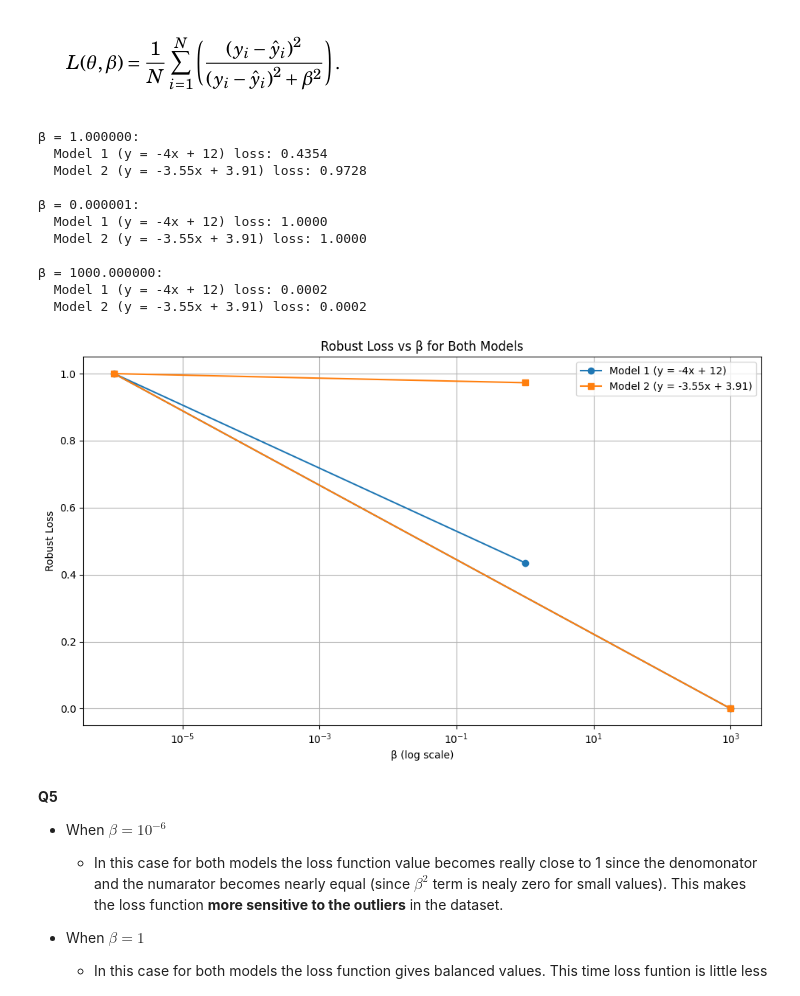
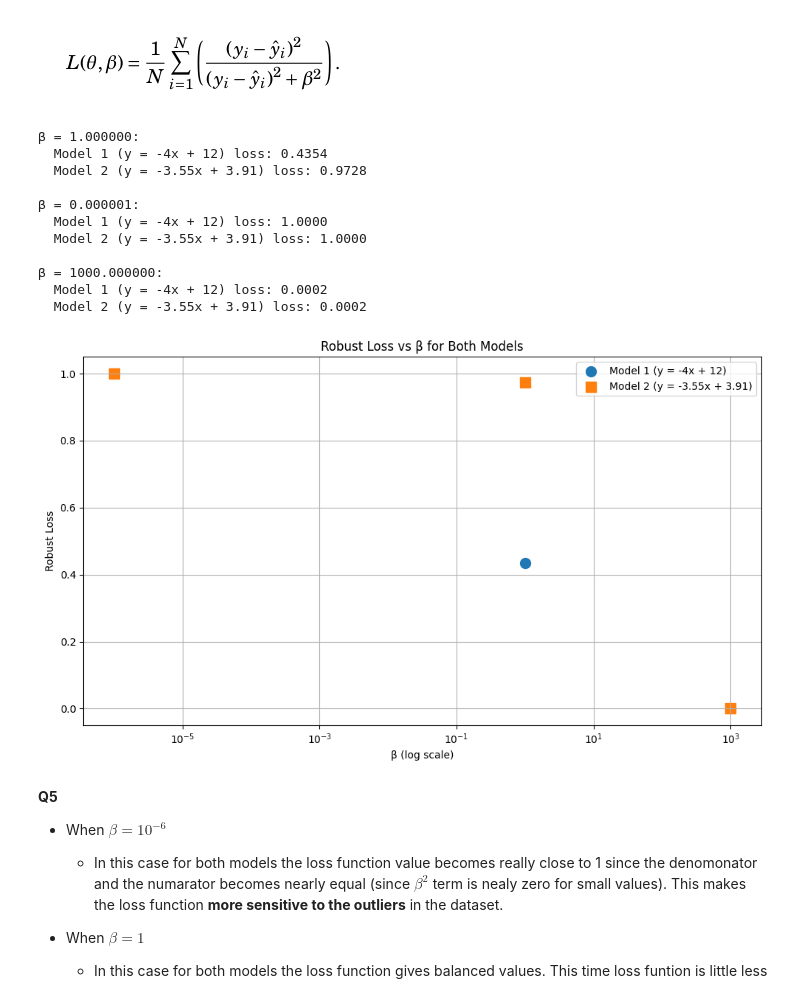
Before and after one commit to DilshanKularathna/EN3150-Assignment01, a Jupyter notebook: Assignment 01.ipynb, the cells around one changed output. Saved outputs shown, nothing was run; the diff lists cells and outputs as text; code cells hidden in the pictures.

```diff
--- a/Assignment 01.ipynb
+++ b/Assignment 01.ipynb
@@ -100,36 +100,36 @@ for beta in beta_values:
     })
 
 # Create a table of results
 for result in results:
     print(f"β = {result['beta']:.6f}:")
     print(f"  Model 1 (y = -4x + 12) loss: {result['loss_model1']:.4f}")
     print(f"  Model 2 (y = -3.55x + 3.91) loss: {result['loss_model2']:.4f}")
     print()
 
 # Visualize how the loss changes with beta
 plt.figure(figsize=(10, 6))
-plt.semilogx(beta_values, [r['loss_model1'] for r in results], 'o-', label='Model 1 (y = -4x + 12)')
-plt.semilogx(beta_values, [r['loss_model2'] for r in results], 's-', label='Model 2 (y = -3.55x + 3.91)')
+plt.scatter(beta_values, [r['loss_model1'] for r in results], marker='o', s=100, label='Model 1 (y = -4x + 12)')
+plt.scatter(beta_values, [r['loss_model2'] for r in results], marker='s', s=100, label='Model 2 (y = -3.55x + 3.91)')
 plt.xlabel('β (log scale)')
 plt.ylabel('Robust Loss')
 plt.title('Robust Loss vs β for Both Models')
 plt.legend()
 plt.grid(True)
 plt.xscale('log')  # Ensure x-axis is in log scale
 plt.tight_layout()
 # %% [output]
 β = 1.000000:
   Model 1 (y = -4x + 12) loss: 0.4354
   Model 2 (y = -3.55x + 3.91) loss: 0.9728
 
 β = 0.000001:
   Model 1 (y = -4x + 12) loss: 1.0000
   Model 2 (y = -3.55x + 3.91) loss: 1.0000
 
 β = 1000.000000:
   Model 1 (y = -4x + 12) loss: 0.0002
   Model 2 (y = -3.55x + 3.91) loss: 0.0002
-[figure, old version]
+[figure, new version]
 # %% [markdown]
 **Q5**
 
```
Also changed, not shown: parts of 6 cells of this notebook, 2 other files.
